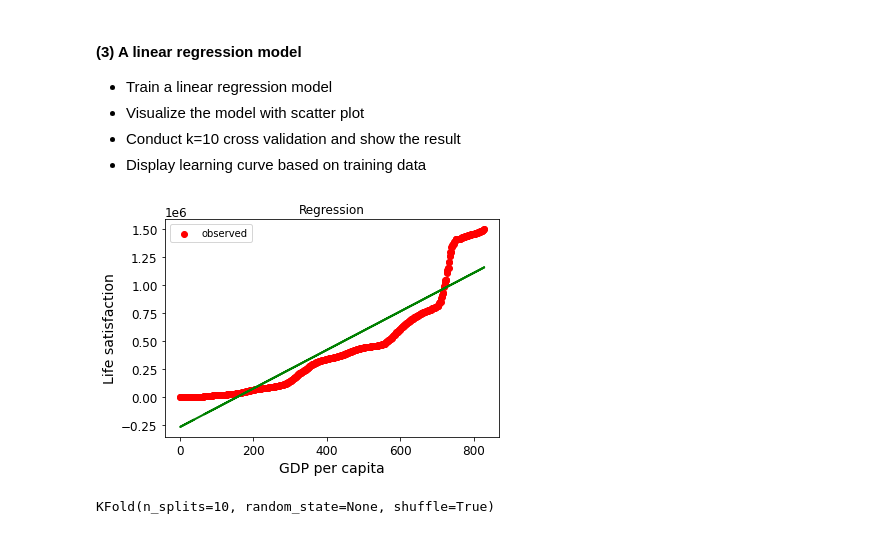
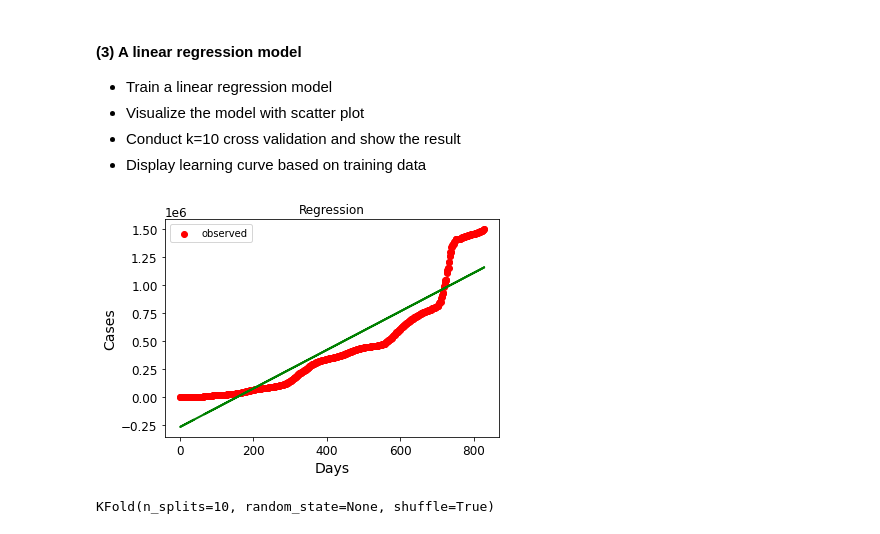
Before and after one commit to MasonAdsero/CPSC-4310-MA, a Jupyter notebook: ME5_simpleRegression_COVID19/simpleLinearRegression.ipynb, the cells around one changed output. Saved outputs shown, nothing was run; the diff lists cells and outputs as text; code cells hidden in the pictures.

```diff
--- a/ME5_simpleRegression_COVID19/simpleLinearRegression.ipynb
+++ b/ME5_simpleRegression_COVID19/simpleLinearRegression.ipynb
@@ -744,19 +744,20 @@ X_train, X_test, y_train, y_test = train_test_split(X, y,
                                         test_size=0.3, random_state=1)
 linreg = LinearRegression().fit(X_train, y_train)
 # %%
+import matplotlib.pyplot as plt
 # plot the regression function
 # Plot scatterplot
 plt.scatter(X, y, c='red', label='observed')
 plt.legend(loc='best')
 
-plt.xlabel('GDP per capita')
-plt.ylabel('Life satisfaction')
+plt.xlabel('Days')
+plt.ylabel('Cases')
 plt.title('Regression')
 plt.plot(X_train, linreg.predict(X_train), c='green', label='fitted', linewidth=2)
 
 plt.show()
 # %% [output]
-[figure, old version]
+[figure, new version]
 # %%
 from sklearn.model_selection import KFold # import k-fold validation
 
```
Also changed, not shown: parts of 12 cells of this notebook.
